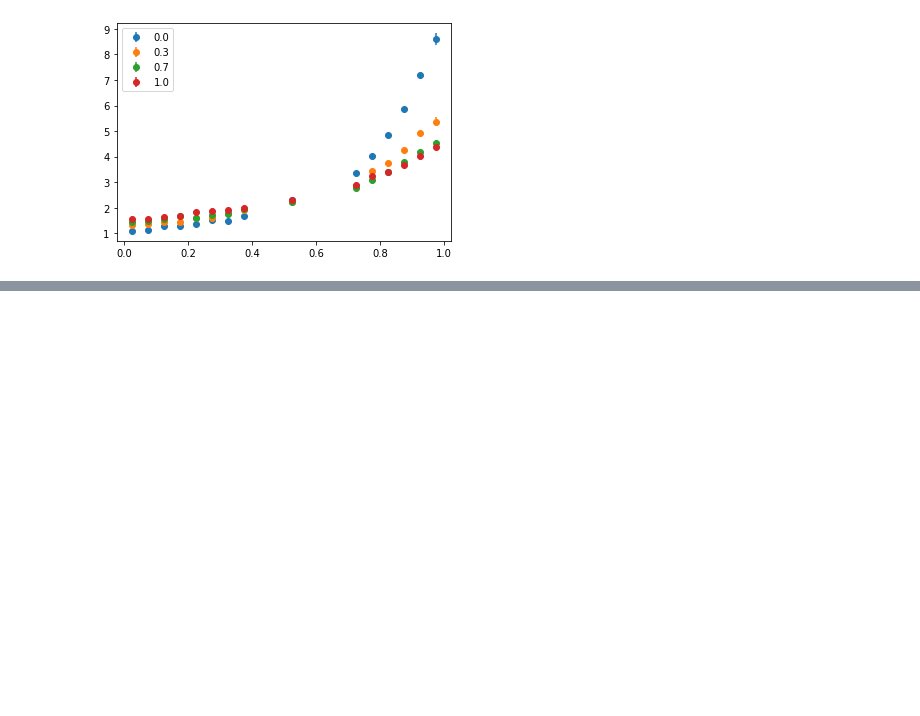
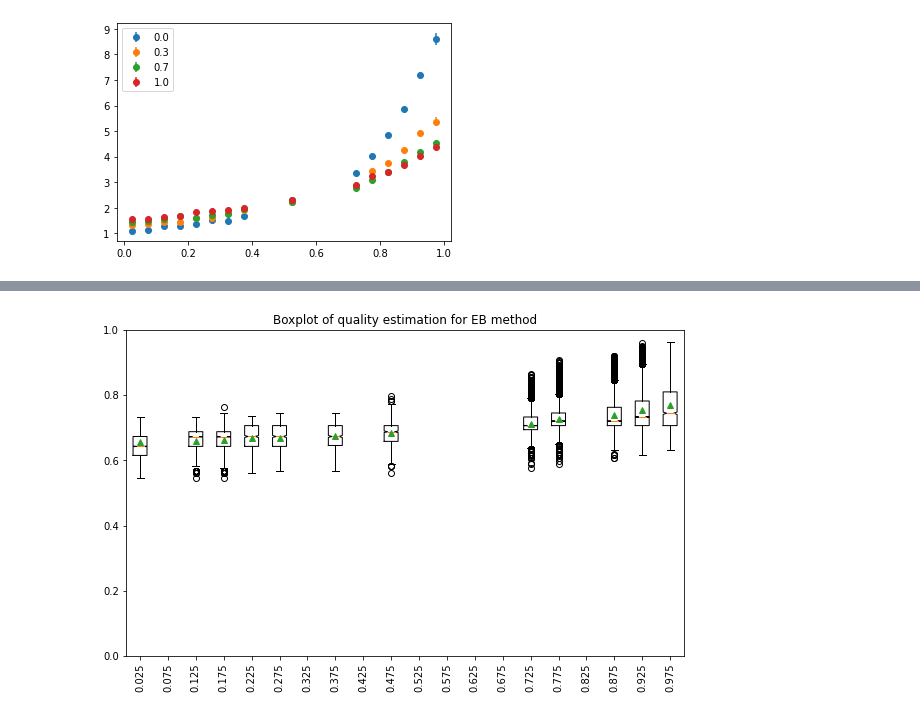
Before and after one commit to LEFTA98/ratings_with_eb, a Jupyter notebook: soal_sims_analysis.ipynb, the cells around one changed output, grey strips where cells are left out. Saved outputs shown, nothing was run; the diff lists cells and outputs as text; code cells hidden in the pictures; blank space fills up the shorter version.

```diff
--- a/soal_sims_analysis.ipynb
+++ b/soal_sims_analysis.ipynb
@@ -253,0 +316,20 @@ for k in modified_data_dict.keys():
+# %%
+quality_datapoints_eb = [[] for _ in range(20)]
+for l in data_dict[1.0]:
+    chosen_vector = quality_datapoints_eb[modified_quantile_df[l[0]]]
+
+    for lifespan in data_dict[1.0][l]:
+        final_score = lifespan[-1]
+        chosen_vector.append(final_score[0]/(final_score[0] + final_score[1]))
+# %%
+plt.figure(figsize=(10,6))
+plt.boxplot(quality_datapoints_eb, labels=sorted(np.round(list(set(quantile_df.values)),3)), notch=True, showmeans=True)
+plt.xticks(rotation='vertical')
+plt.title('Boxplot of quality estimation for EB method')
+plt.ylim((0,1))
+_ = plt.show()
+
+# also include a plot of alpha=0.3 or alpha=0.7 to get a middle ground
+# change the dataset of the static setting to the KuaiRec dataset!
+# %% [output]
+[figure, added]
```
Also changed, not shown: parts of 19 cells of this notebook, 2 other files.
